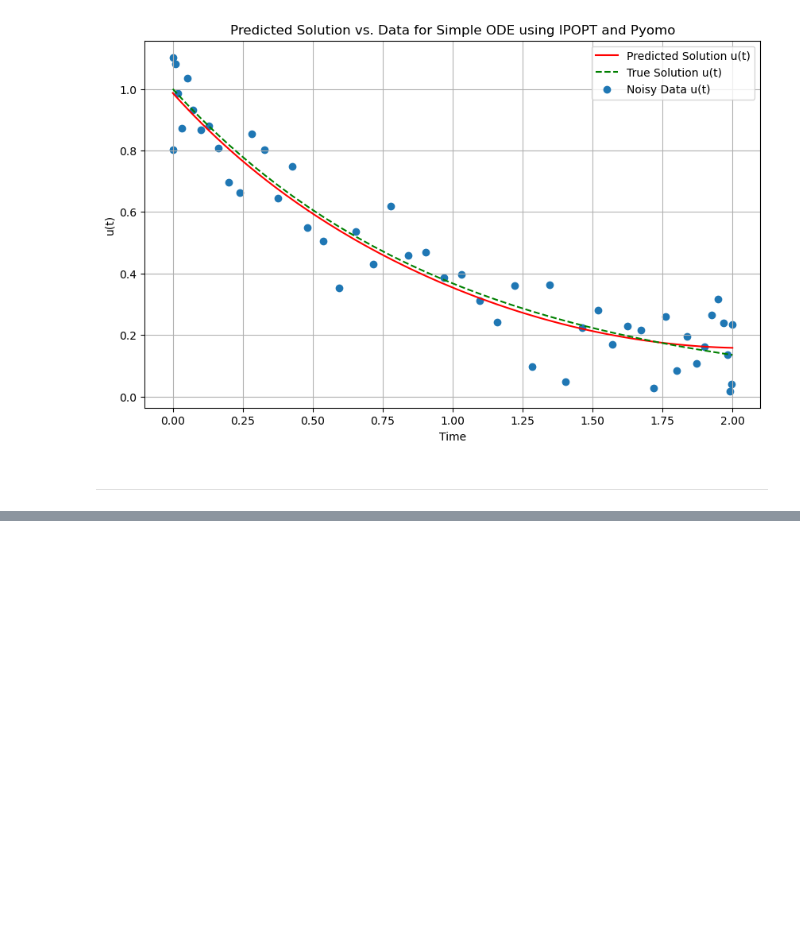
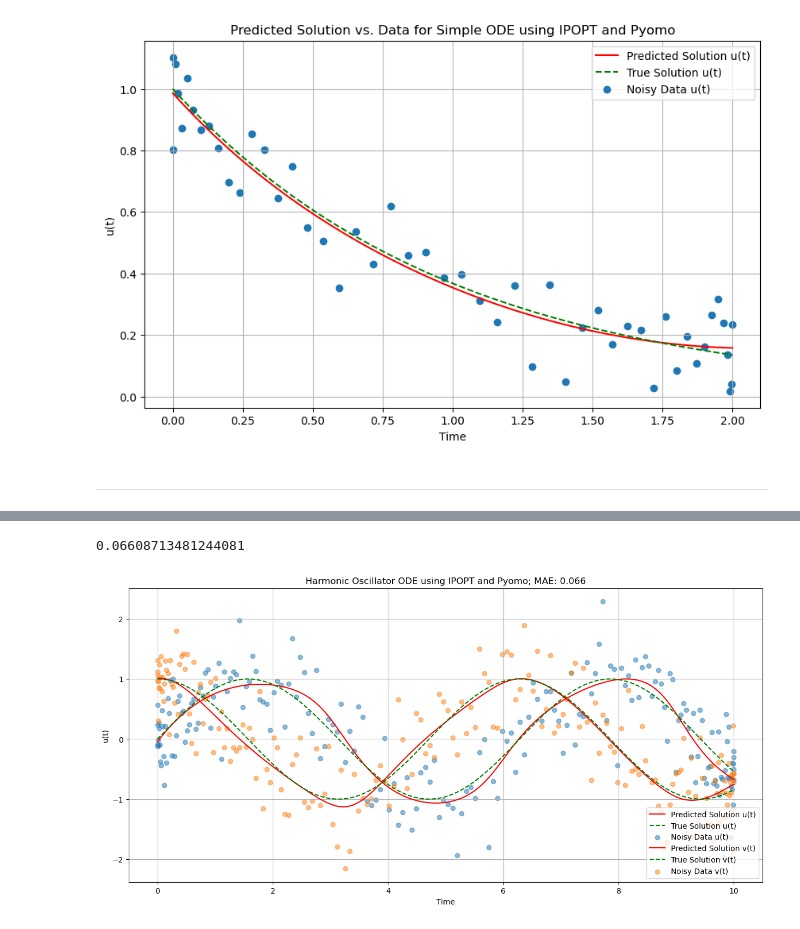
Before and after one commit to mariashapo/NODE, a Jupyter notebook: neural_nets2/nn_collocation_constraints.ipynb, the cells around one changed output, grey strips where cells are left out. Saved outputs shown, nothing was run; the diff lists cells and outputs as text; code cells hidden in the pictures; blank space fills up the shorter version.

```diff
--- a/neural_nets2/nn_collocation_constraints.ipynb
+++ b/neural_nets2/nn_collocation_constraints.ipynb
@@ -287,0 +286,39 @@ plt.show()
+# %%
+#---------------------------EXTRACTING RESULTS--------------------------#
+u_solution = np.array([value(model.u[i]) for i in model.t_idx])
+v_solution = np.array([value(model.v[i]) for i in model.t_idx])
+
+#---------------------------INTERPOLATION--------------------------#
+N = 200
+interp_fn = interp1d(t, u_solution, kind='cubic', fill_value='extrapolate')
+x_new = np.linspace(t[0], t[-1], N)
+u_new = interp_fn(x_new)
+
+interp_fn = interp1d(t, v_solution, kind='cubic', fill_value='extrapolate')
+x_new = np.linspace(t[0], t[-1], N)
+v_new = interp_fn(x_new)
+
+#---------------------------MEAN ABSOLUTE ERROR--------------------------#
+t_temp, y_temp, _, _ = generate_ode_data(N, noise_level, ode_type, params, start_time, end_time, "equally_spaced", initial_state)
+combined = np.vstack((u_new, v_new)).T
+MAE = np.mean(np.abs(y_temp - combined))
+print(MAE)
+
+#---------------------------PLOTTING RESULTS--------------------------#
+plt.figure(figsize=(15, 7))
+plt.plot(x_new, u_new, 'r', label='Predicted Solution u(t)')
+plt.plot(t_temp, y_temp.T[0], 'g--', label='True Solution u(t)')
+plt.scatter(t, y_noisy.T[0], label='Noisy Data u(t)', alpha = 0.5)
+
+plt.plot(x_new, v_new, 'r', label='Predicted Solution v(t)')
+plt.plot(t_temp, y_temp.T[1], 'g--', label='True Solution v(t)')
+plt.scatter(t, y_noisy.T[1], label='Noisy Data v(t)', alpha = 0.5)
+plt.xlabel('Time')
+plt.ylabel('u(t)')
+plt.legend(loc ="lower right")
+plt.title(f'Harmonic Oscillator ODE using IPOPT and Pyomo; MAE: {MAE:.3f}')
+plt.grid(True)
+plt.show()
+# %% [output]
+0.06608713481244081
+[figure, added]
```
Also changed, not shown: parts of 15 cells of this notebook, 3 other files.
